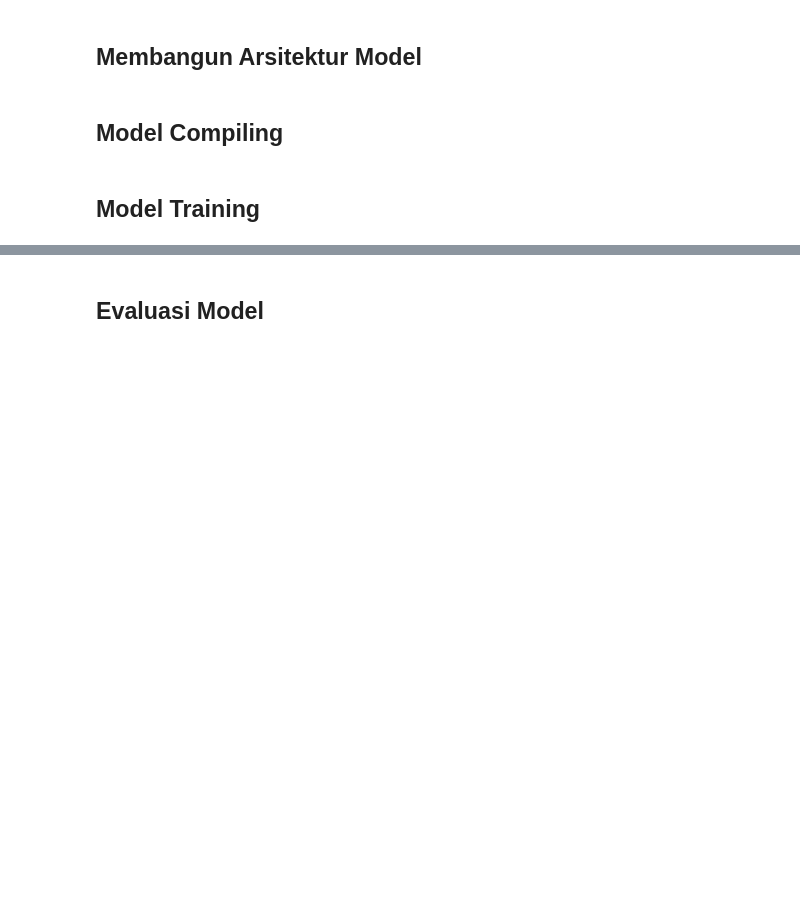
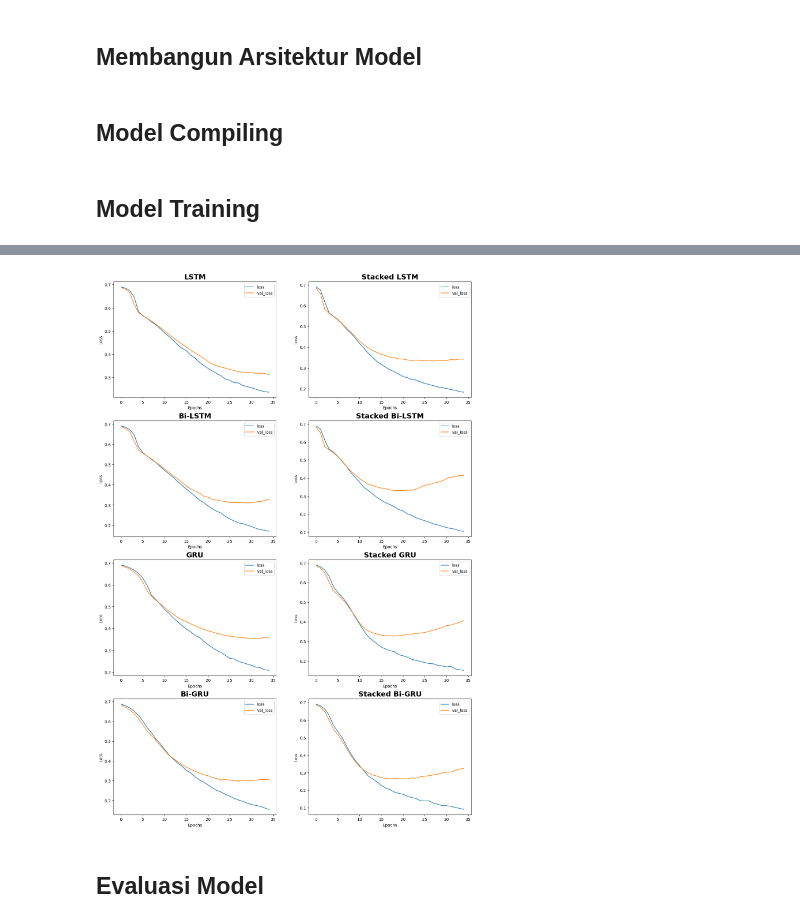
Before and after one commit to naufalhawari/gemastik-data-minik-esteh, a Jupyter notebook: esteh_juara.ipynb, the cells around one changed output, grey strips where cells are left out. Cells and saved outputs as stored; diff of their text form; code cells hidden in the pictures; blank space fills up the shorter version.

```diff
--- a/esteh_juara.ipynb
+++ b/esteh_juara.ipynb
@@ -694,11 +697,11 @@ Epoch 35: ReduceLROnPlateau reducing learning rate to 1.968299789822936e-09.
 # %%
-gru.fit(
+gru_history = gru.fit(
     x = X_train,
     y = y_train,
     batch_size = 16,
     validation_data = (X_test, y_test),
     epochs = 35,
-    callbacks = [early_stopper, reduce_lr]
+#     callbacks = [early_stopper]
 )
 # %% [output]
 Epoch 1/35
@@ -722,11 +724,11 @@ Epoch 35/35
 # %%
-stacked_gru.fit(
+stacked_gru_history = stacked_gru.fit(
     x = X_train,
     y = y_train,
     batch_size = 16,
     validation_data = (X_test, y_test),
     epochs = 35,
-    callbacks = [early_stopper, reduce_lr]
+#     callbacks = [early_stopper]
 )
 # %% [output]
 Epoch 1/35
@@ -750,11 +751,11 @@ Epoch 35/35
 # %%
-bi_gru.fit(
+bi_gru_history = bi_gru.fit(
     x = X_train,
     y = y_train,
     batch_size = 16,
     validation_data = (X_test, y_test),
     epochs = 35,
-    callbacks = [early_stopper, reduce_lr]
+#     callbacks = [early_stopper]
 )
 # %% [output]
 Epoch 1/35
@@ -778,11 +778,11 @@ Epoch 35/35
 # %%
-stacked_bi_gru.fit(
+stacked_bi_gru_history = stacked_bi_gru.fit(
     x = X_train,
     y = y_train,
     batch_size = 16,
     validation_data = (X_test, y_test),
     epochs = 35,
-    callbacks = [early_stopper, reduce_lr]
+#     callbacks = [early_stopper]
 )
 # %% [output]
 Epoch 1/35
@@ -806,3 +805,47 @@ Epoch 33: ReduceLROnPlateau reducing learning rate to 1.771469804179304e-10.
+# %%
+fig, axes = plt.subplots(nrows = 4, ncols = 2, figsize = (16,24))
+
+pd.DataFrame(lstm_history.history)[["loss", "val_loss"]].plot(ax = axes[0][0])
+axes[0][0].set_ylabel("Loss")
+axes[0][0].set_xlabel("Epochs")
+axes[0][0].set_title("LSTM", fontsize = 18, fontweight = "bold")
+
+pd.DataFrame(stacke_lstm_history.history)[["loss", "val_loss"]].plot(ax = axes[0][1])
+axes[0][1].set_ylabel("Loss")
+axes[0][1].set_xlabel("Epochs")
+axes[0][1].set_title("Stacked LSTM", fontsize = 18, fontweight = "bold")
+
+pd.DataFrame(bi_lstm_history.history)[["loss", "val_loss"]].plot(ax = axes[1][0])
+axes[1][0].set_ylabel("Loss")
+axes[1][0].set_xlabel("Epochs")
+axes[1][0].set_title("Bi-LSTM", fontsize = 18, fontweight = "bold")
+
+pd.DataFrame(stacked_bilstm_history.history)[["loss", "val_loss"]].plot(ax = axes[1][1])
+axes[1][1].set_ylabel("Loss")
+axes[1][1].set_xlabel("Epochs")
+axes[1][1].set_title("Stacked Bi-LSTM", fontsize = 18, fontweight = "bold")
+
+pd.DataFrame(gru_history.history)[["loss", "val_loss"]].plot(ax = axes[2][0])
+axes[2][0].set_ylabel("Loss")
+axes[2][0].set_xlabel("Epochs")
+axes[2][0].set_title("GRU", fontsize = 18, fontweight = "bold")
+
+pd.DataFrame(stacked_gru_history.history)[["loss", "val_loss"]].plot(ax = axes[2][1])
+axes[2][1].set_ylabel("Loss")
+axes[2][1].set_xlabel("Epochs")
+axes[2][1].set_title("Stacked GRU", fontsize = 18, fontweight = "bold")
+
+pd.DataFrame(bi_gru_history.history)[["loss", "val_loss"]].plot(ax = axes[3][0])
+axes[3][0].set_ylabel("Loss")
+axes[3][0].set_xlabel("Epochs")
+axes[3][0].set_title("Bi-GRU", fontsize = 18, fontweight = "bold")
+
+pd.DataFrame(stacked_bi_gru_history.history)[["loss", "val_loss"]].plot(ax = axes[3][1])
+axes[3][1].set_ylabel("Loss")
+axes[3][1].set_xlabel("Epochs")
+axes[3][1].set_title("Stacked Bi-GRU", fontsize = 18, fontweight = "bold");
+# %% [output]
+[figure, added]
 # %% [markdown]
 ## Evaluasi Model
 # %%
```
Also changed, not shown: parts of 40 cells of this notebook.
